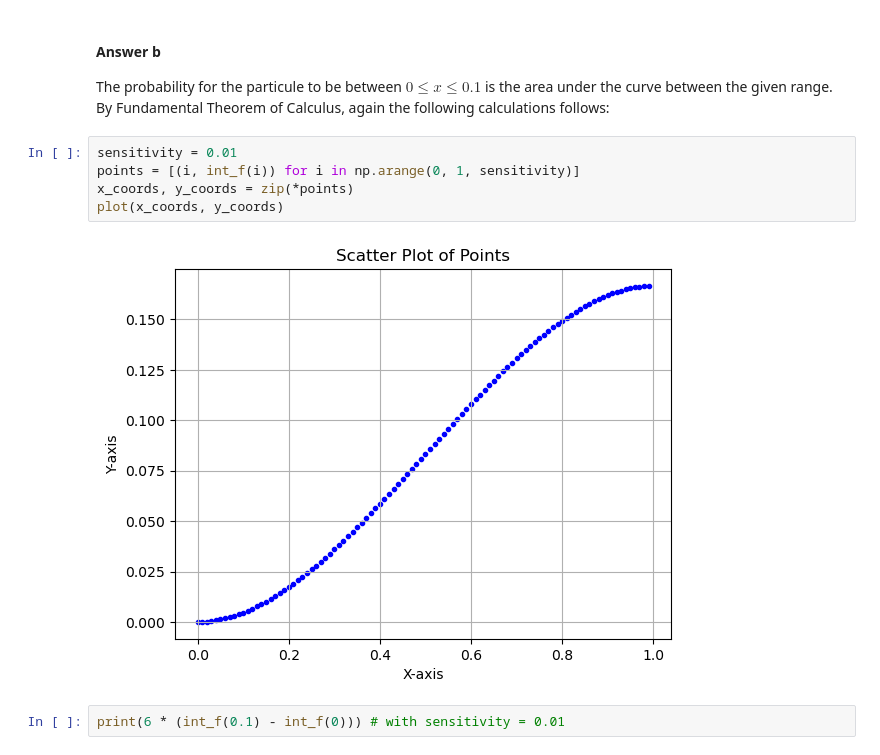
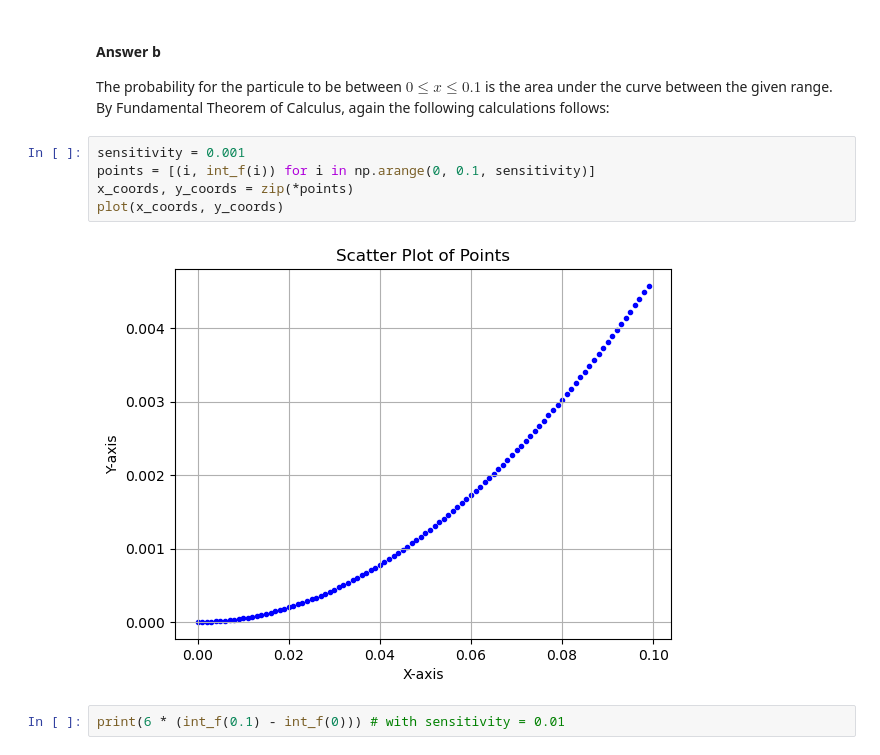
Before and after one commit to kasimerbay/dsai-510, a Jupyter notebook: Assignments/Assignment-4/DSAI510_Assignment_04.ipynb, the cells around one changed output. Cells and saved outputs as stored; diff of their text form.

```diff
--- a/Assignments/Assignment-4/DSAI510_Assignment_04.ipynb
+++ b/Assignments/Assignment-4/DSAI510_Assignment_04.ipynb
@@ -378,12 +409,12 @@ print( 1 / (y_coords[-1] - y_coords[0]))
 
 The probability for the particule to be between $0 \leq x \leq 0.1$ is the area under the curve between the given range. By Fundamental Theorem of Calculus, again the following calculations follows:
 # %%
-sensitivity = 0.01
-points = [(i, int_f(i)) for i in np.arange(0, 1, sensitivity)]
+sensitivity = 0.001
+points = [(i, int_f(i)) for i in np.arange(0, 0.1, sensitivity)]
 x_coords, y_coords = zip(*points)
 plot(x_coords, y_coords)
 # %% [output]
-[figure, old version]
+[figure, new version]
 # %%
 print(6 * (int_f(0.1) - int_f(0))) # with sensitivity = 0.01
 # %% [output]
```
Also changed, not shown: parts of 6 cells of this notebook, 3 other files.
